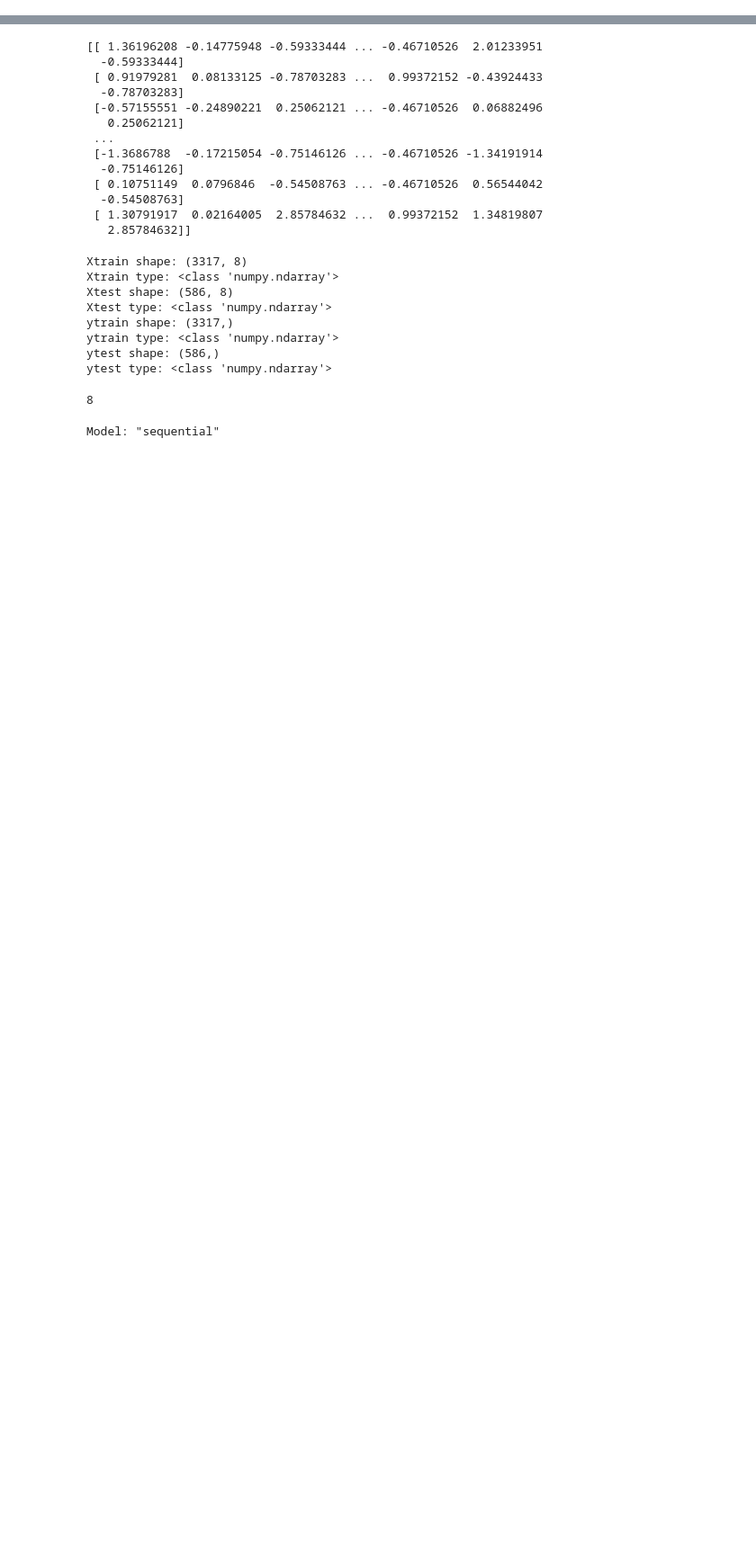
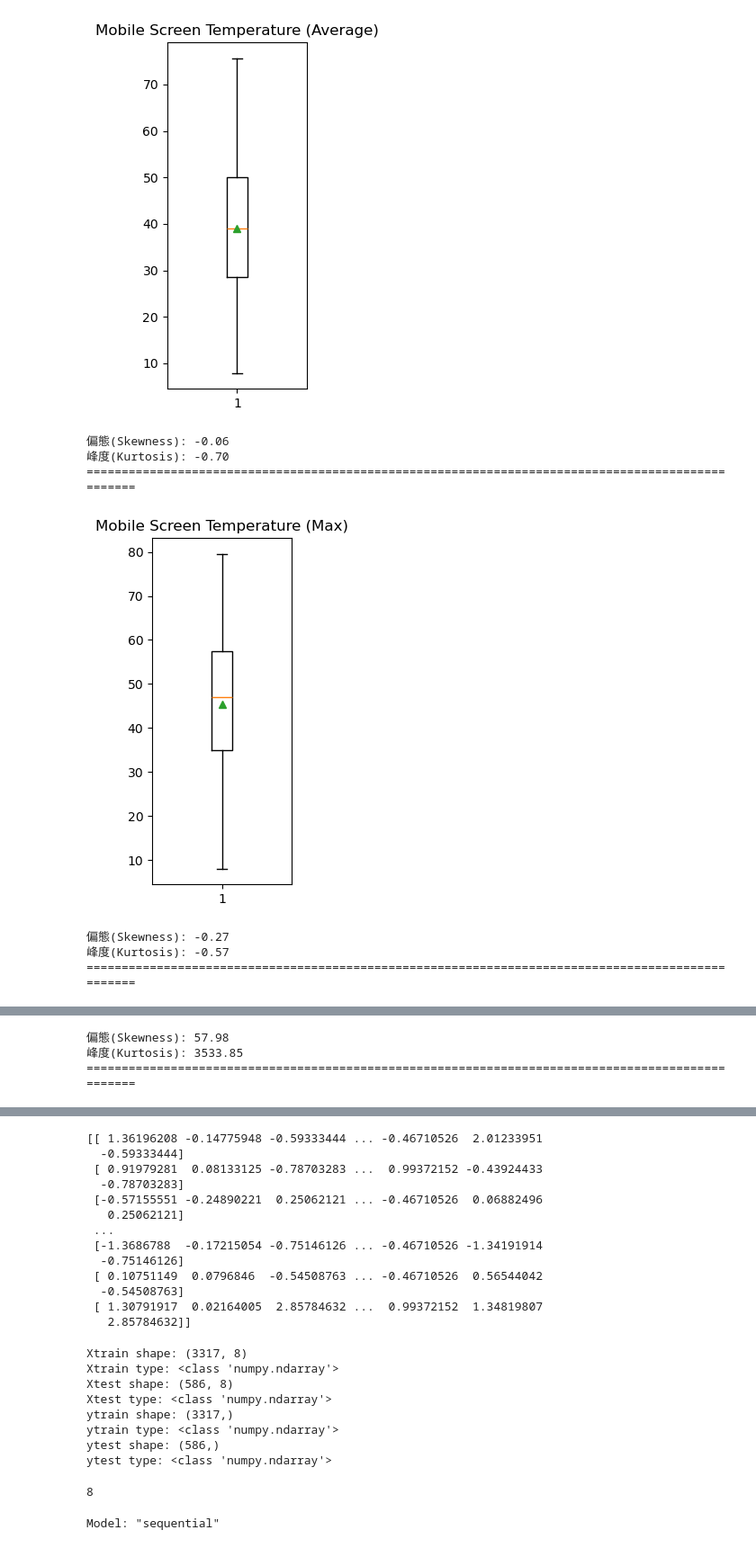
Before and after one commit to jeremy4111/ai, a Jupyter notebook: nn.ipynb, the cells around one changed output, grey strips where cells are left out. Shown at 90% size. Drawn from its saved outputs; the diff is of its cells as text; code cells hidden in the pictures; blank space fills up the shorter version.

```diff
--- a/nn.ipynb
+++ b/nn.ipynb
@@ -23,0 +29,22 @@ data_frame.head()
+# %%
+#資料分布
+name_list=['手機螢幕溫度(平均)','手機螢幕溫度(最大)','手機背蓋溫度(平均)','平均APP運作指標/小時','充電時間指標','手機電池電量','CPU跑分階級','手機外殼/包膜指標','外型平均曲率','上網頻率指標','通話頻率指標','新機/二手/老舊','內容容量比率','CPU效能等級','Underclocking']
+name_pre=['Mobile Screen Temperature (Average)','Mobile Screen Temperature (Max)','Mobile Phone Back Cover Temperature (Average)','Average APP Operation Index/Hour','Charging Time Index','Mobile Phone Battery Level','CPU Running Grade','Mobile Phone Shell/Envelope Index','Average Curvature of Appearance','Internet Frequency Index','Call Frequency Index','New/Used/Old','Content Capacity Ratio','CPU Performance Rating','Underclocking']
+
+for i in range(14):
+    plt.figure(figsize=(2,5))
+    plt.boxplot(data_frame[name_list[i]],showmeans=True)
+    plt.title(name_pre[i])
+    plt.show()
+    print("偏態(Skewness): {:.2f}".format(data_frame[name_list[i]].skew()))
+    print("峰度(Kurtosis): {:.2f}".format(data_frame[name_list[i]].kurt()))
+    print('==================================================================================================')
+# %% [output]
+[figure, added]
+偏態(Skewness): -0.06
+峰度(Kurtosis): -0.70
+==================================================================================================
+[figure, added]
+偏態(Skewness): -0.27
+峰度(Kurtosis): -0.57
+==================================================================================================
@@ -23,0 +52,3 @@ data_frame.head()
+偏態(Skewness): 57.98
+峰度(Kurtosis): 3533.85
+==================================================================================================
```
Also changed, not shown: parts of 8 cells of this notebook.
